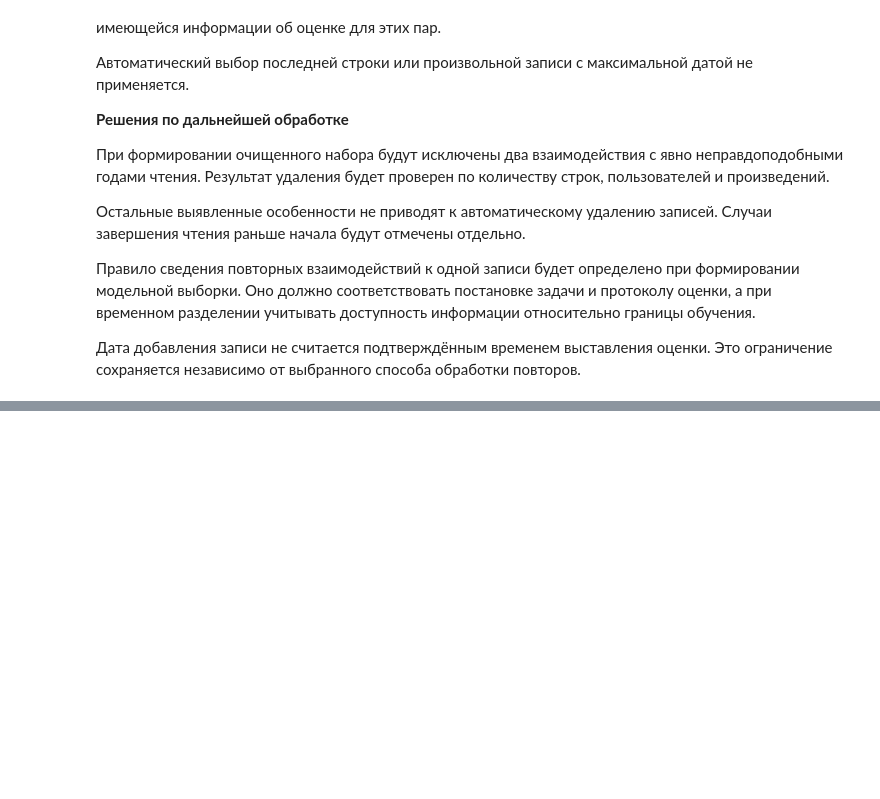
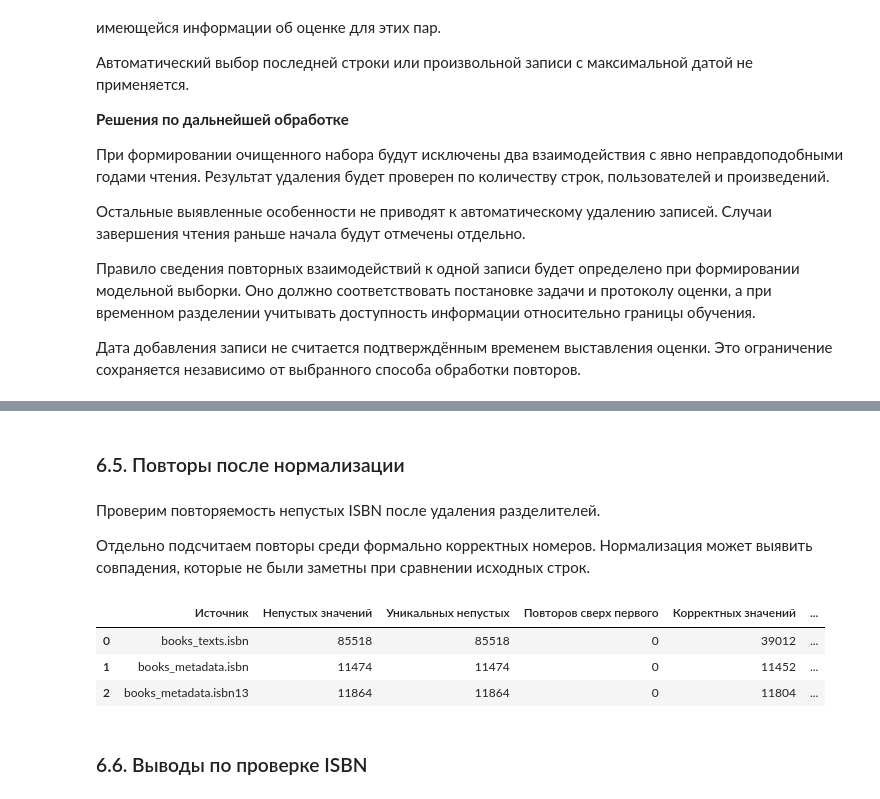
Before and after one commit to RafaelART01/BookRecommender, a Jupyter notebook: notebooks/01_data_audit.ipynb, the cells around one changed output, grey strips where cells are left out. Saved outputs shown, nothing was run; the diff lists cells and outputs as text; code cells hidden in the pictures; blank space fills up the shorter version.

```diff
--- a/notebooks/01_data_audit.ipynb
+++ b/notebooks/01_data_audit.ipynb
@@ -2043,0 +2325,47 @@ latest_report.to_frame()
+# %% [markdown]
+### 6.5. Повторы после нормализации
+# %% [markdown]
+Проверим повторяемость непустых ISBN после удаления разделителей.
+
+Отдельно подсчитаем повторы среди формально корректных номеров.
+Нормализация может выявить совпадения, которые не были заметны
+при сравнении исходных строк.
+# %%
+isbn_duplicate_rows = []
+
+for name, table in isbn_checks.items():
+    nonempty = table.loc[
+        table["normalized"].notna(),
+        "normalized",
+    ]
+
+    valid = table.loc[
+        table["status"].isin(valid_isbn_statuses),
+        "normalized",
+    ]
+
+    isbn_duplicate_rows.append(
+        {
+            "Источник": name,
+            "Непустых значений": len(nonempty),
+            "Уникальных непустых": nonempty.nunique(),
+            "Повторов сверх первого": int(
+                nonempty.duplicated().sum()
+            ),
+            "Корректных значений": len(valid),
+            "Повторов среди корректных": int(
+                valid.duplicated().sum()
+            ),
+        }
+    )
+
+isbn_duplicate_report = pd.DataFrame(isbn_duplicate_rows)
+
+isbn_duplicate_report
+# %% [output]
+|  | Источник | Непустых значений | Уникальных непустых | Повторов сверх первого | Корректных значений | ... |
+| 0 | books_texts.isbn | 85518 | 85518 | 0 | 39012 | ... |
+| 1 | books_metadata.isbn | 11474 | 11474 | 0 | 11452 | ... |
+| 2 | books_metadata.isbn13 | 11864 | 11864 | 0 | 11804 | ... |
+# %% [markdown]
+### 6.6. Выводы по проверке ISBN
```
Also changed, not shown: parts of 17 cells of this notebook.
